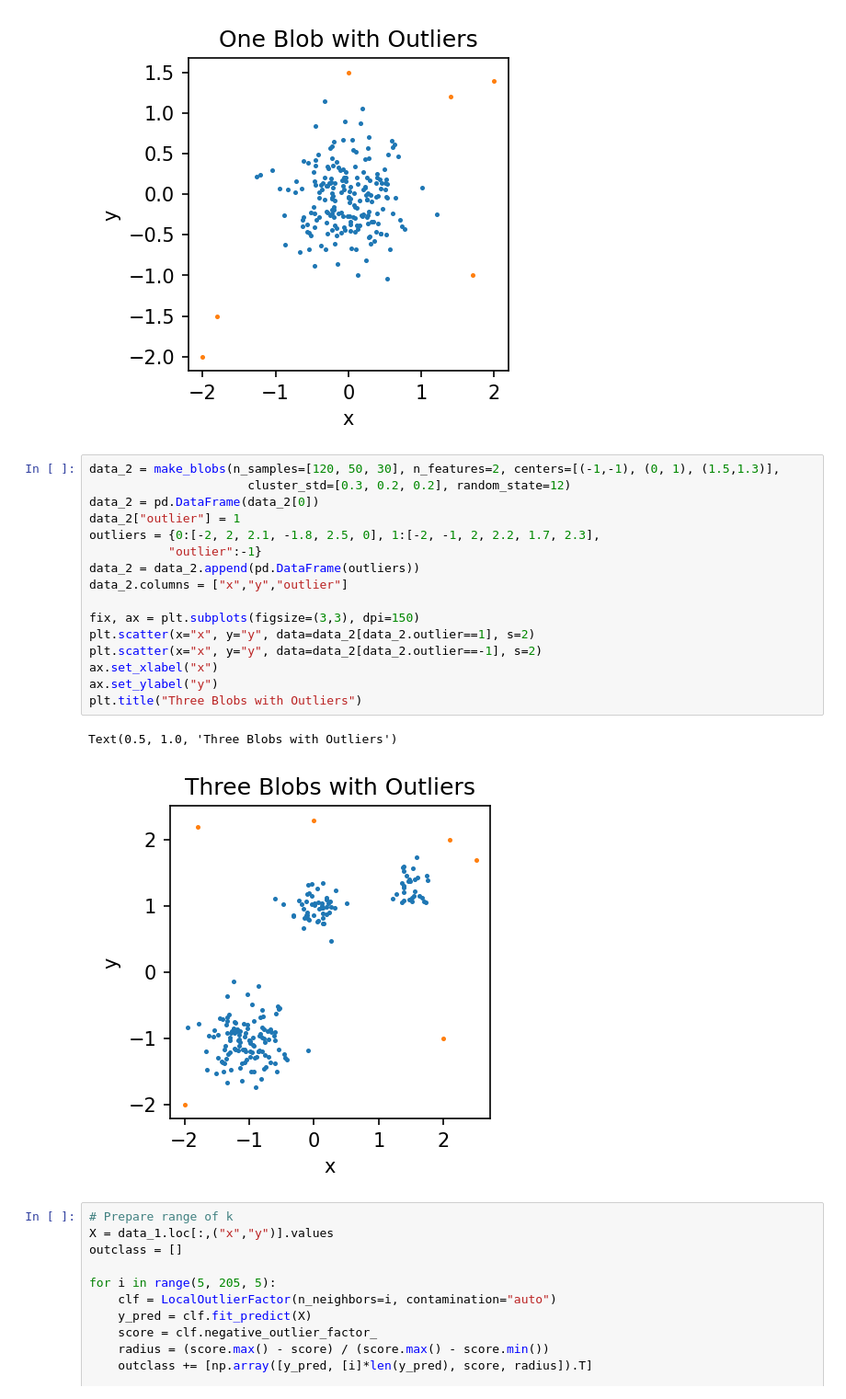
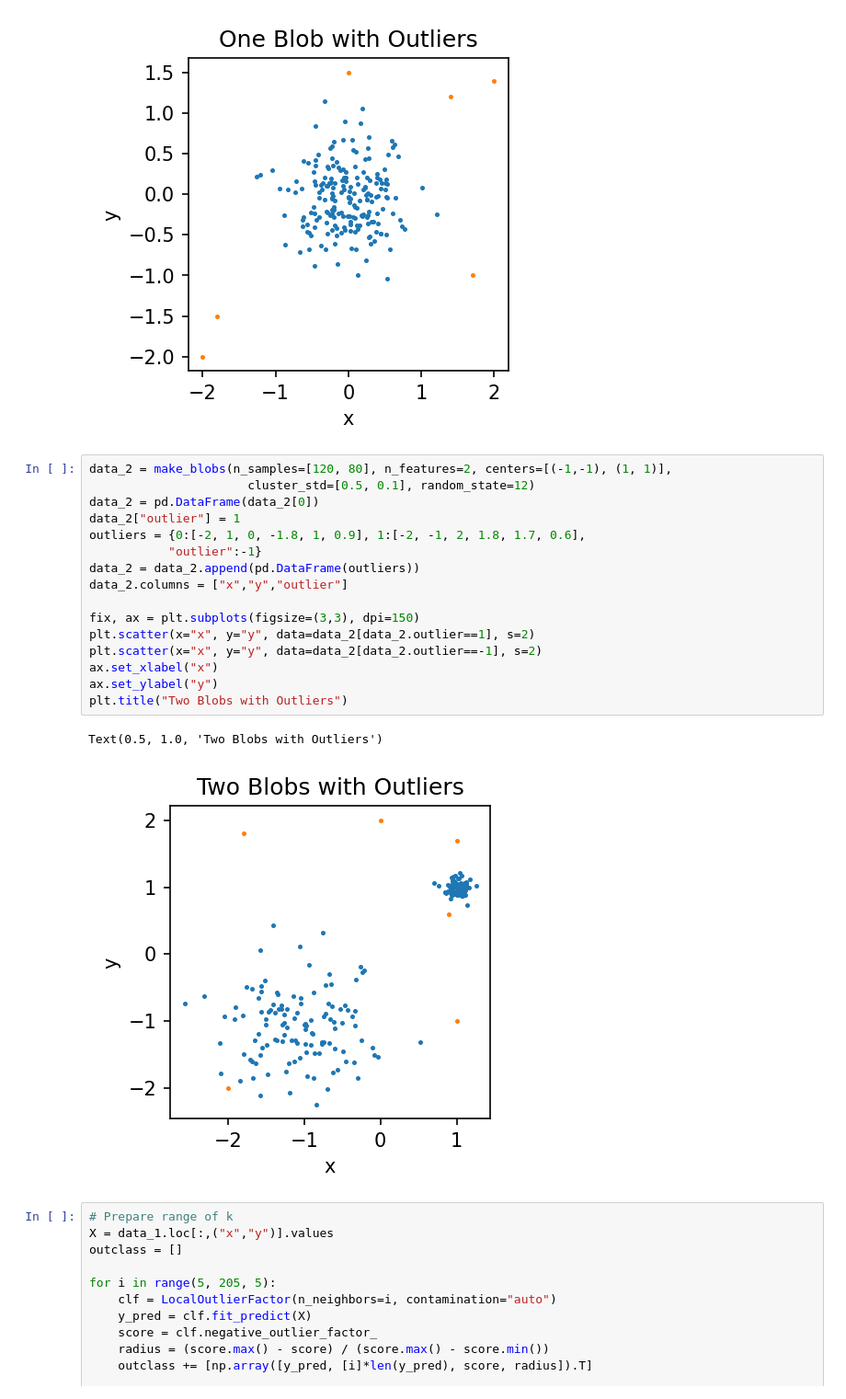
Before and after one commit to dliden-bitdotio/innerjoin_local_outlier, a Jupyter notebook: notebooks/initial_exploration.ipynb, the cells around one changed output. Shown at 92% size. Drawn from its saved outputs; the diff is of its cells as text.

```diff
--- a/notebooks/initial_exploration.ipynb
+++ b/notebooks/initial_exploration.ipynb
@@ -232,24 +232,24 @@ plt.title("One Blob with Outliers")
 Text(0.5, 1.0, 'One Blob with Outliers')
 [figure]
 # %%
-data_2 = make_blobs(n_samples=[120, 50, 30], n_features=2, centers=[(-1,-1), (0, 1), (1.5,1.3)],
-                      cluster_std=[0.3, 0.2, 0.2], random_state=12)
+data_2 = make_blobs(n_samples=[120, 80], n_features=2, centers=[(-1,-1), (1, 1)],
+                      cluster_std=[0.5, 0.1], random_state=12)
 data_2 = pd.DataFrame(data_2[0])
 data_2["outlier"] = 1
-outliers = {0:[-2, 2, 2.1, -1.8, 2.5, 0], 1:[-2, -1, 2, 2.2, 1.7, 2.3],
+outliers = {0:[-2, 1, 0, -1.8, 1, 0.9], 1:[-2, -1, 2, 1.8, 1.7, 0.6],
            "outlier":-1}
 data_2 = data_2.append(pd.DataFrame(outliers))
 data_2.columns = ["x","y","outlier"]
 
 fix, ax = plt.subplots(figsize=(3,3), dpi=150)
 plt.scatter(x="x", y="y", data=data_2[data_2.outlier==1], s=2)
 plt.scatter(x="x", y="y", data=data_2[data_2.outlier==-1], s=2)
 ax.set_xlabel("x")
 ax.set_ylabel("y")
-plt.title("Three Blobs with Outliers")
+plt.title("Two Blobs with Outliers")
 # %% [output]
-Text(0.5, 1.0, 'Three Blobs with Outliers')
+Text(0.5, 1.0, 'Two Blobs with Outliers')
-[figure, old version]
+[figure, new version]
 # %%
 # Prepare range of k
 X = data_1.loc[:,("x","y")].values
```
Also changed, not shown: parts of 1 cell of this notebook, 3 other files.
